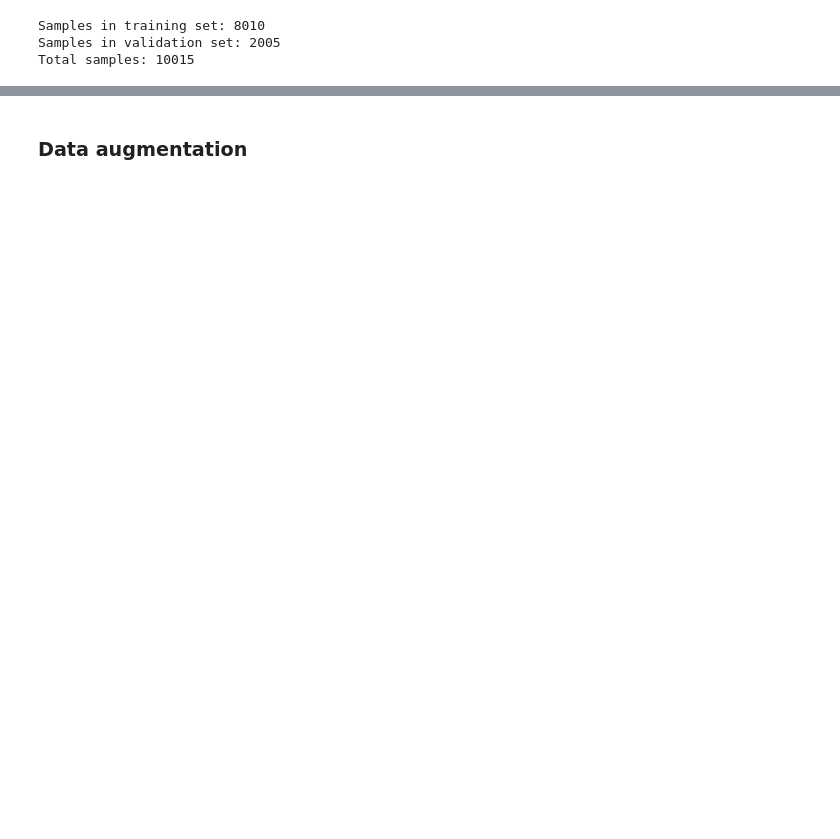
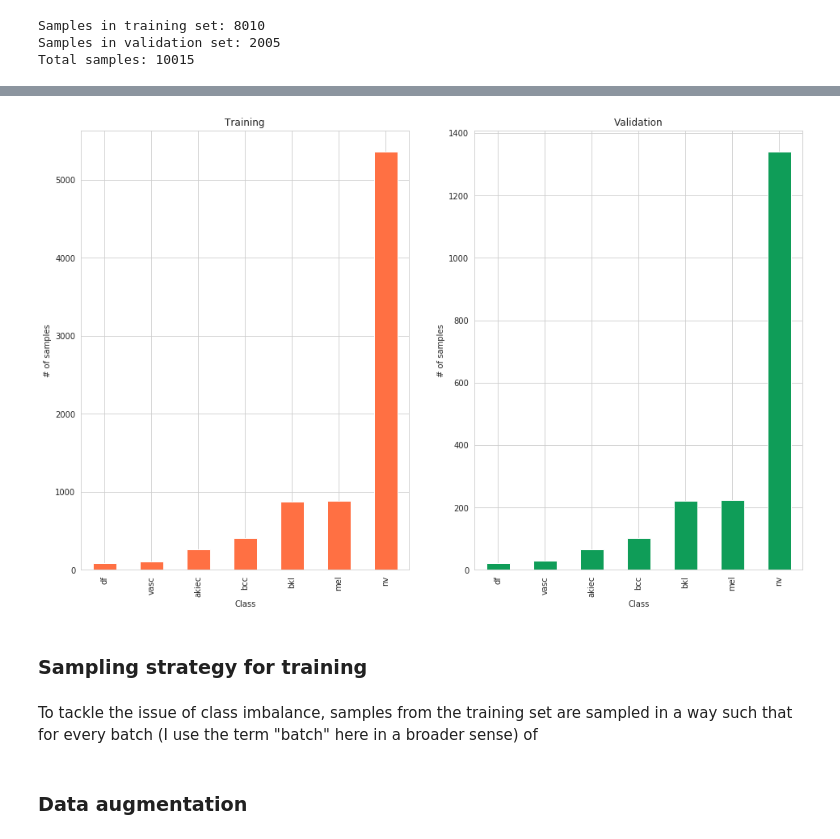
Before and after one commit to matteo-peltarion/classification-toolkit, a Jupyter notebook: notebooks/report.ipynb, the cells around one changed output, grey strips where cells are left out. Cells and saved outputs as stored; diff of their text form; code cells hidden in the pictures; blank space fills up the shorter version.

```diff
--- a/notebooks/report.ipynb
+++ b/notebooks/report.ipynb
@@ -268,2 +268,19 @@ data_val.groupby(LABEL_COLUMN).count()['sex'].sort_values().plot(kind='bar', col
+# %%
+f, axes = plt.subplots(1, 2, figsize=(16, 10))
+
+data_train.groupby(LABEL_COLUMN).count()['sex'].sort_values().plot(title="Training", kind='bar', color="#ff7043", ax=axes[0])
+data_val.groupby(LABEL_COLUMN).count()['sex'].sort_values().plot(title="Validation", kind='bar', color='#0f9d58', ax=axes[1])
+
+axes[0].set_xlabel("Class")
+axes[1].set_xlabel("Class")
+
+axes[0].set_ylabel("# of samples")
+axes[1].set_ylabel("# of samples");
+# %% [output]
+[figure, added]
+# %% [markdown]
+### Sampling strategy for training
+# %% [markdown]
+To tackle the issue of class imbalance, samples from the training set are sampled in a way such that for every batch (I use the term "batch" here in a broader sense) of
 # %% [markdown]
 ### Data augmentation
```
Also changed, not shown: parts of 30 cells of this notebook.
